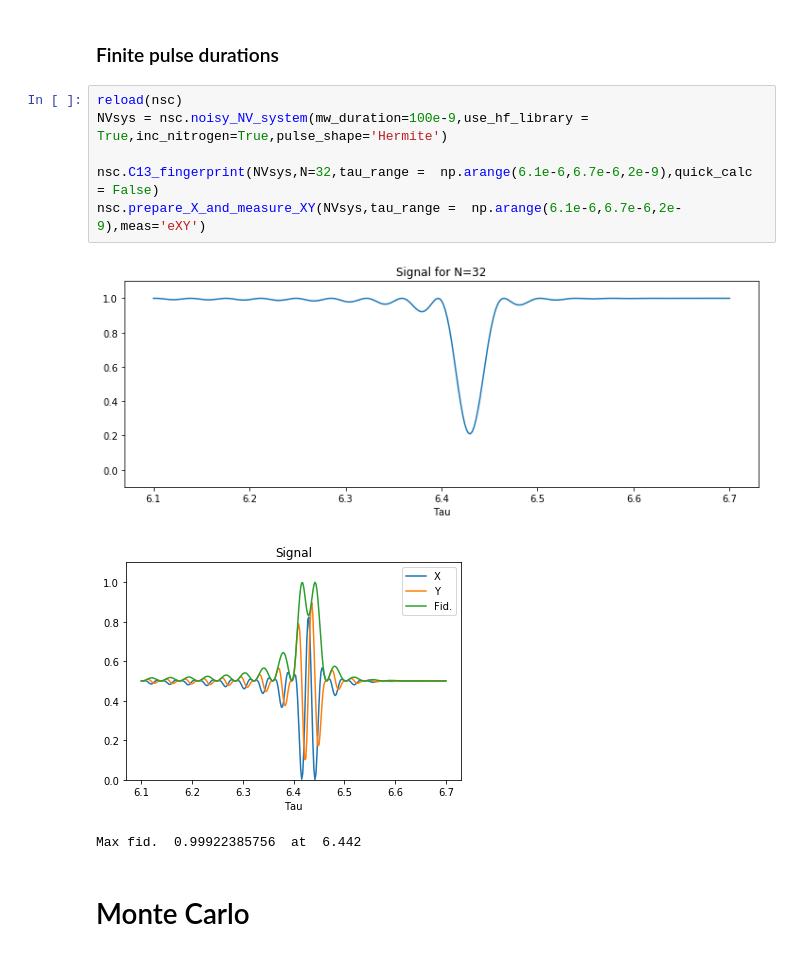
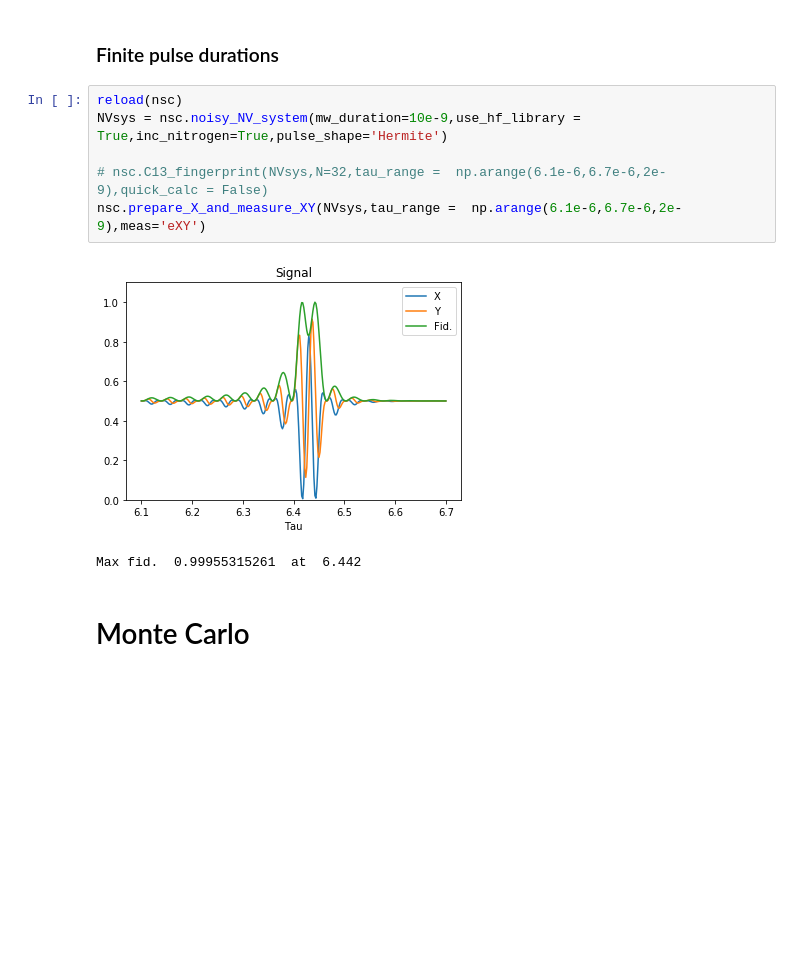
Before and after one commit to zaguros/analysis, a Jupyter notebook: notebooks/Quantum Networks/Simulations/MW_pulse_simulation.ipynb, the cells around one changed output. Cells and saved outputs as stored; diff of their text form; blank space fills up the shorter version.

```diff
--- a/notebooks/Quantum Networks/Simulations/MW_pulse_simulation.ipynb
+++ b/notebooks/Quantum Networks/Simulations/MW_pulse_simulation.ipynb
@@ -28,14 +33,13 @@ Max fid.  0.99995598289  at  6.417
 ### Finite pulse durations
 # %%
 reload(nsc)
-NVsys = nsc.noisy_NV_system(mw_duration=100e-9,use_hf_library = True,inc_nitrogen=True,pulse_shape='Hermite')
+NVsys = nsc.noisy_NV_system(mw_duration=10e-9,use_hf_library = True,inc_nitrogen=True,pulse_shape='Hermite')
 
-nsc.C13_fingerprint(NVsys,N=32,tau_range =  np.arange(6.1e-6,6.7e-6,2e-9),quick_calc = False)
+# nsc.C13_fingerprint(NVsys,N=32,tau_range =  np.arange(6.1e-6,6.7e-6,2e-9),quick_calc = False)
 nsc.prepare_X_and_measure_XY(NVsys,tau_range =  np.arange(6.1e-6,6.7e-6,2e-9),meas='eXY')
 # %% [output]
-[figure, old version]
+[figure, new version]
-[figure, removed]
-Max fid.  0.99922385756  at  6.442
+Max fid.  0.99955315261  at  6.442
 # %% [markdown]
 # Monte Carlo
 # %% [markdown]
```
Also changed, not shown: parts of 28 cells of this notebook, 20 other files.
